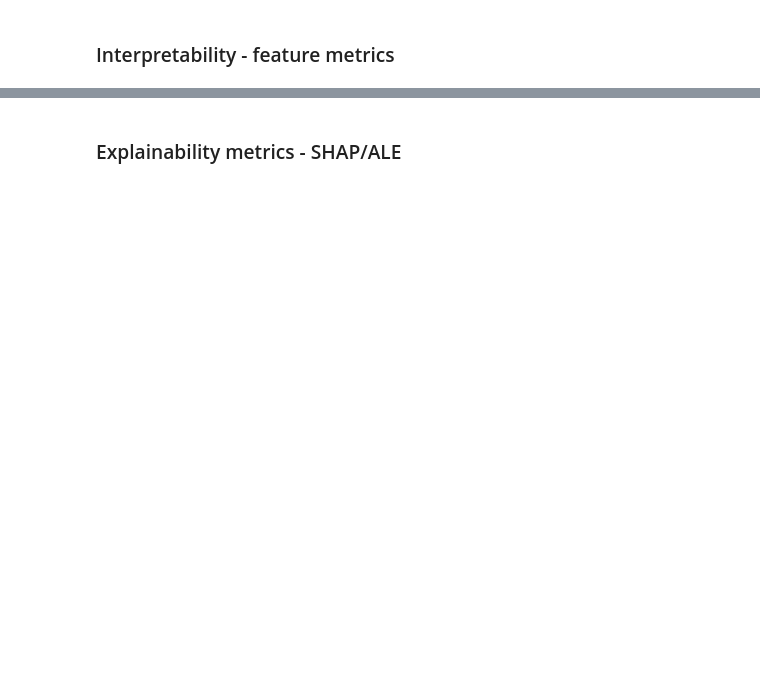
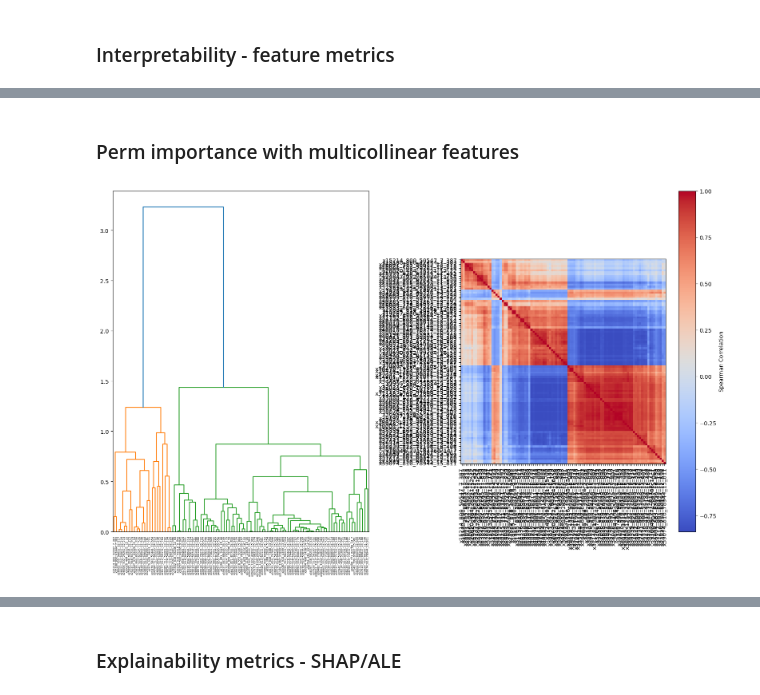
Before and after one commit to wsnowacek/World_Corals, a Jupyter notebook: machine_learning/all_mets/interp_allmets.ipynb, the cells around one changed output, grey strips where cells are left out. Drawn from its saved outputs; the diff is of its cells as text; code cells hidden in the pictures; blank space fills up the shorter version.

```diff
--- a/machine_learning/all_mets/interp_allmets.ipynb
+++ b/machine_learning/all_mets/interp_allmets.ipynb
@@ -60,18 +29,0 @@ weighted avg       0.98      0.98      0.98       120
-# %%
-gb_path = "/work/hs325/coral/models/scleractinia_coralall/GB_best_model.joblib"
-gb = joblib.load(gb_path)
-y_pred = gb.predict(X_test)
-acc = accuracy_score(y_test, y_pred)
-cm = confusion_matrix(y_test, y_pred)
-
-print(f"accuracy {acc:.4f}")
-print(classification_report(y_test, y_pred))
-
-# Plot confusion matrix
-plt.figure(figsize=(5, 4))
-sns.heatmap(cm, annot=True,cbar=False)
-plt.title("gb confusion matrix")
-plt.xlabel("Predicted")
-plt.ylabel("Actual")
-plt.tight_layout()
-plt.show()
@@ -137,0 +118,2 @@ feature_importance_comparison_df.to_csv("featureimportancedec2.csv")
+# %% [markdown]
+### Perm importance with multicollinear features
@@ -137,0 +125,32 @@ feature_importance_comparison_df.to_csv("featureimportancedec2.csv")
+# %%
+top_100_metabolites = importance_storage["RandomForest_KBest_500"].head(100)['Metabolite'].values
+# top_100_metabolites = importance_storage["XGBoost_KBest_500"].head(100)['Metabolite'].values
+## best downstream model accuracy is RF KBest500 with 93% using just 4 features
+
+X_df = pd.DataFrame(X, columns=coral_df.columns.intersection(met_df['metabolite']))
+X_subset = X_df[top_100_metabolites]
+
+corr = spearmanr(X_subset).correlation
+corr = (corr + corr.T) / 2
+np.fill_diagonal(corr, 1)
+
+distance_matrix = 1 - np.abs(corr)
+dist_linkage = hierarchy.ward(squareform(distance_matrix))
+
+fig, (ax1, ax2) = plt.subplots(1, 2, figsize=(16, 10))
+
+dendro = hierarchy.dendrogram(
+    dist_linkage, labels=top_100_metabolites.tolist(), ax=ax1, leaf_rotation=90
+)
+
+im = ax2.imshow(corr[dendro["leaves"], :][:, dendro["leaves"]], cmap='coolwarm')
+ax2.set_xticks(np.arange(len(top_100_metabolites)))
+ax2.set_yticks(np.arange(len(top_100_metabolites)))
+ax2.set_xticklabels([top_100_metabolites[i] for i in dendro["leaves"]], rotation=90)
+ax2.set_yticklabels([top_100_metabolites[i] for i in dendro["leaves"]])
+
+fig.colorbar(im, ax=ax2, label='Spearman Correlation')
+fig.tight_layout()
+plt.show()
+# %% [output]
+[figure, added]
```
Also changed, not shown: parts of 14 cells of this notebook, 2 other files.
